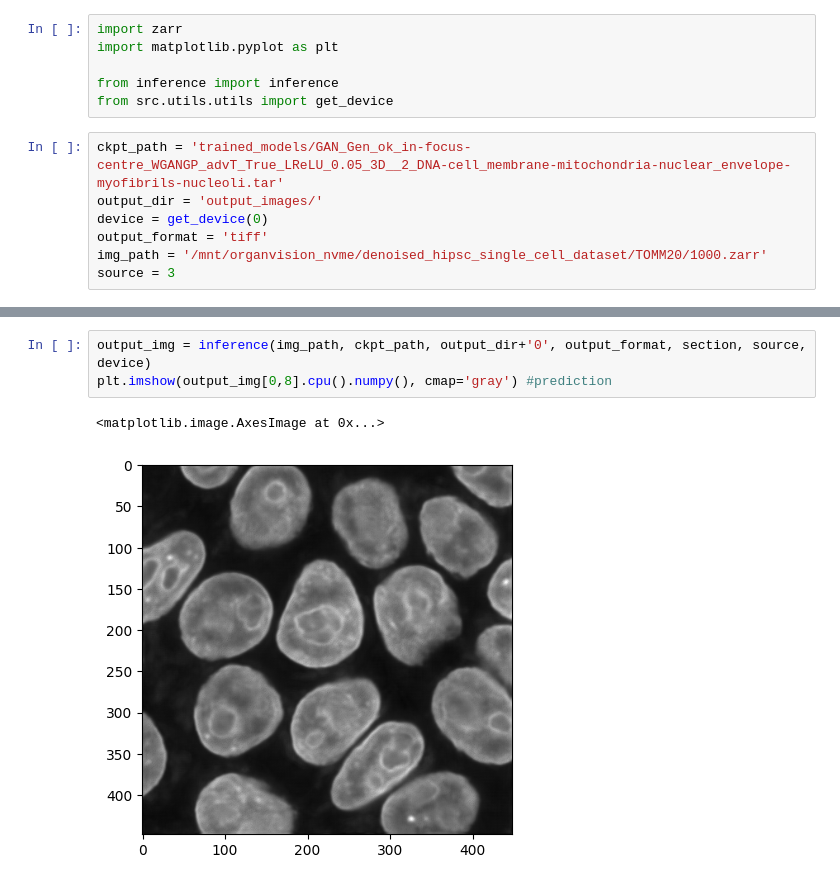
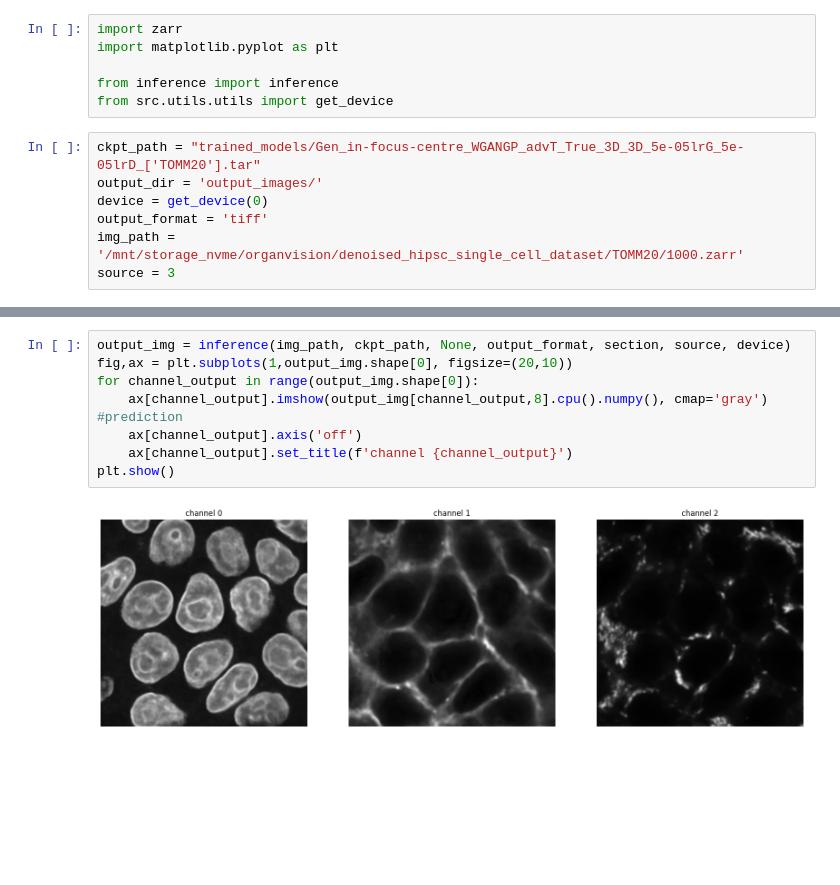
Before and after one commit to organvision-eu/digital_staining, a Jupyter notebook: inference.ipynb, the cells around one changed output, grey strips where cells are left out. Drawn from its saved outputs; the diff is of its cells as text; blank space fills up the shorter version.

Commit message:
Refactor save_output function call and inference.ipynb

```diff
--- a/inference.ipynb
+++ b/inference.ipynb
@@ -10,9 +10,9 @@ import matplotlib.pyplot as plt
 from inference import inference
 from src.utils.utils import get_device
 # %%
-ckpt_path = 'trained_models/GAN_Gen_ok_in-focus-centre_WGANGP_advT_True_LReLU_0.05_3D__2_DNA-cell_membrane-mitochondria-nuclear_envelope-myofibrils-nucleoli.tar'
+ckpt_path = "trained_models/Gen_in-focus-centre_WGANGP_advT_True_3D_3D_5e-05lrG_5e-05lrD_['TOMM20'].tar"
 output_dir = 'output_images/'
 device = get_device(0)
 output_format = 'tiff'
-img_path = '/mnt/organvision_nvme/denoised_hipsc_single_cell_dataset/TOMM20/1000.zarr'
+img_path = '/mnt/storage_nvme/organvision/denoised_hipsc_single_cell_dataset/TOMM20/1000.zarr'
 source = 3
@@ -32,6 +35,10 @@ plt.imshow(img[2,
 # %%
-output_img = inference(img_path, ckpt_path, output_dir+'0', output_format, section, source, device)
-plt.imshow(output_img[0,8].cpu().numpy(), cmap='gray') #prediction
+output_img = inference(img_path, ckpt_path, None, output_format, section, source, device)
+fig,ax = plt.subplots(1,output_img.shape[0], figsize=(20,10))
+for channel_output in range(output_img.shape[0]):
+    ax[channel_output].imshow(output_img[channel_output,8].cpu().numpy(), cmap='gray') #prediction
+    ax[channel_output].axis('off')
+    ax[channel_output].set_title(f'channel {channel_output}')
+plt.show()
 # %% [output]
-<matplotlib.image.AxesImage at 0x...>
-[figure, old version]
+[figure, new version]
```
Also changed, not shown: parts of 3 cells of this notebook, 1 other file.
